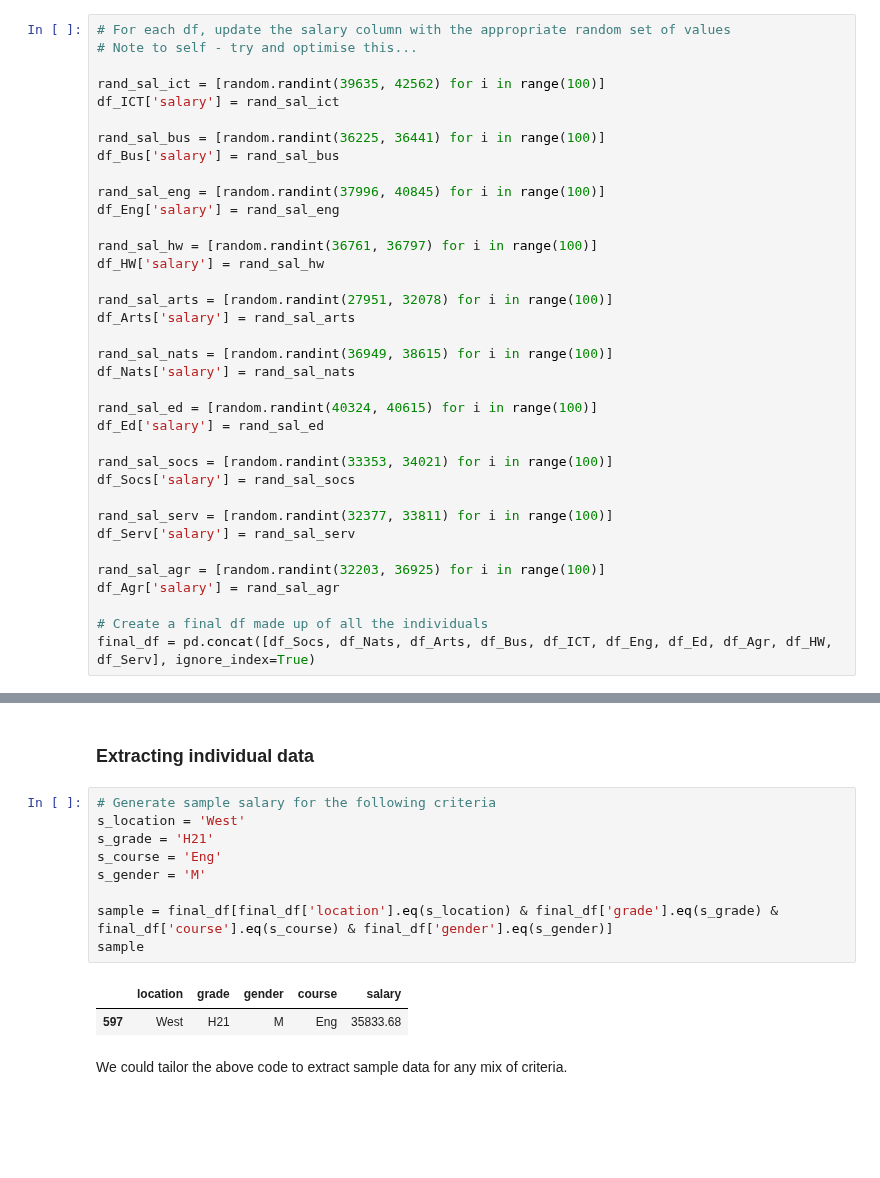
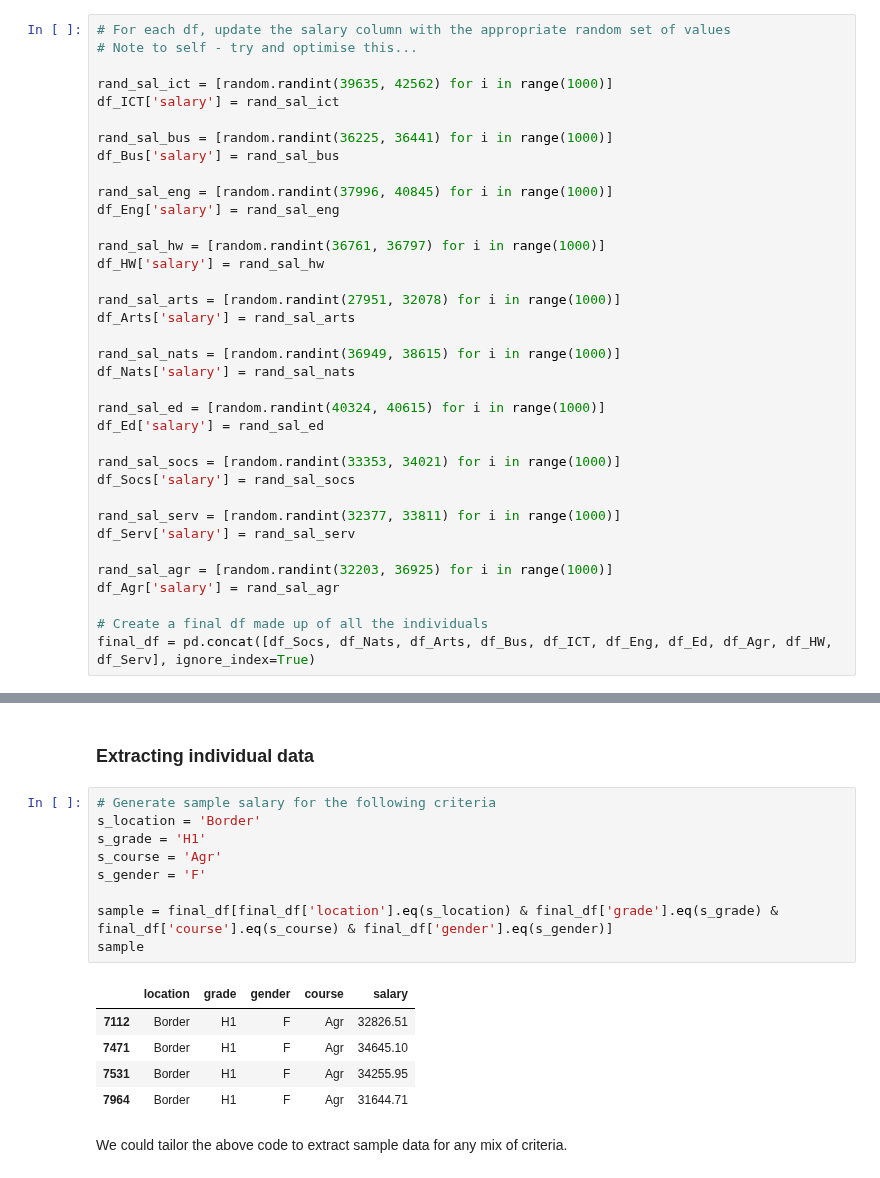
Before and after one commit to PeeBs68/prog_da_project1, a Jupyter notebook: project1.ipynb, the cells around one changed output, grey strips where cells are left out. Saved outputs shown, nothing was run; the diff lists cells and outputs as text; blank space fills up the shorter version.

```diff
--- a/project1.ipynb
+++ b/project1.ipynb
@@ -205,34 +206,34 @@ for course in course_list:
 # For each df, update the salary column with the appropriate random set of values
 # Note to self - try and optimise this...
 
-rand_sal_ict = [random.randint(39635, 42562) for i in range(100)]
+rand_sal_ict = [random.randint(39635, 42562) for i in range(1000)]
 df_ICT['salary'] = rand_sal_ict
 
-rand_sal_bus = [random.randint(36225, 36441) for i in range(100)]
+rand_sal_bus = [random.randint(36225, 36441) for i in range(1000)]
 df_Bus['salary'] = rand_sal_bus
 
-rand_sal_eng = [random.randint(37996, 40845) for i in range(100)]
+rand_sal_eng = [random.randint(37996, 40845) for i in range(1000)]
 df_Eng['salary'] = rand_sal_eng
 
-rand_sal_hw = [random.randint(36761, 36797) for i in range(100)]
+rand_sal_hw = [random.randint(36761, 36797) for i in range(1000)]
 df_HW['salary'] = rand_sal_hw
 
-rand_sal_arts = [random.randint(27951, 32078) for i in range(100)]
+rand_sal_arts = [random.randint(27951, 32078) for i in range(1000)]
 df_Arts['salary'] = rand_sal_arts
 
-rand_sal_nats = [random.randint(36949, 38615) for i in range(100)]
+rand_sal_nats = [random.randint(36949, 38615) for i in range(1000)]
 df_Nats['salary'] = rand_sal_nats
 
-rand_sal_ed = [random.randint(40324, 40615) for i in range(100)]
+rand_sal_ed = [random.randint(40324, 40615) for i in range(1000)]
 df_Ed['salary'] = rand_sal_ed
 
-rand_sal_socs = [random.randint(33353, 34021) for i in range(100)]
+rand_sal_socs = [random.randint(33353, 34021) for i in range(1000)]
 df_Socs['salary'] = rand_sal_socs
 
-rand_sal_serv = [random.randint(32377, 33811) for i in range(100)]
+rand_sal_serv = [random.randint(32377, 33811) for i in range(1000)]
 df_Serv['salary'] = rand_sal_serv
 
-rand_sal_agr = [random.randint(32203, 36925) for i in range(100)]
+rand_sal_agr = [random.randint(32203, 36925) for i in range(1000)]
 df_Agr['salary'] = rand_sal_agr
 
 # Create a final df made up of all the individuals
@@ -372,15 +389,18 @@ Althogh female graduates outnumber male graduates, male graduates tend to receiv
 ### Extracting individual data
 # %%
 # Generate sample salary for the following criteria
-s_location = 'West'
-s_grade = 'H21'
-s_course = 'Eng'
-s_gender = 'M'
+s_location = 'Border'
+s_grade = 'H1'
+s_course = 'Agr'
+s_gender = 'F'
 
 sample = final_df[final_df['location'].eq(s_location) & final_df['grade'].eq(s_grade) & final_df['course'].eq(s_course) & final_df['gender'].eq(s_gender)]
 sample
 # %% [output]
 |  | location | grade | gender | course | salary |
-| 597 | West | H21 | M | Eng | 35833.68 |
+| 7112 | Border | H1 | F | Agr | 32826.51 |
+| 7471 | Border | H1 | F | Agr | 34645.10 |
+| 7531 | Border | H1 | F | Agr | 34255.95 |
+| 7964 | Border | H1 | F | Agr | 31644.71 |
 # %% [markdown]
 We could tailor the above code to extract sample data for any mix of criteria.
```
Also changed, not shown: parts of 18 cells of this notebook.
